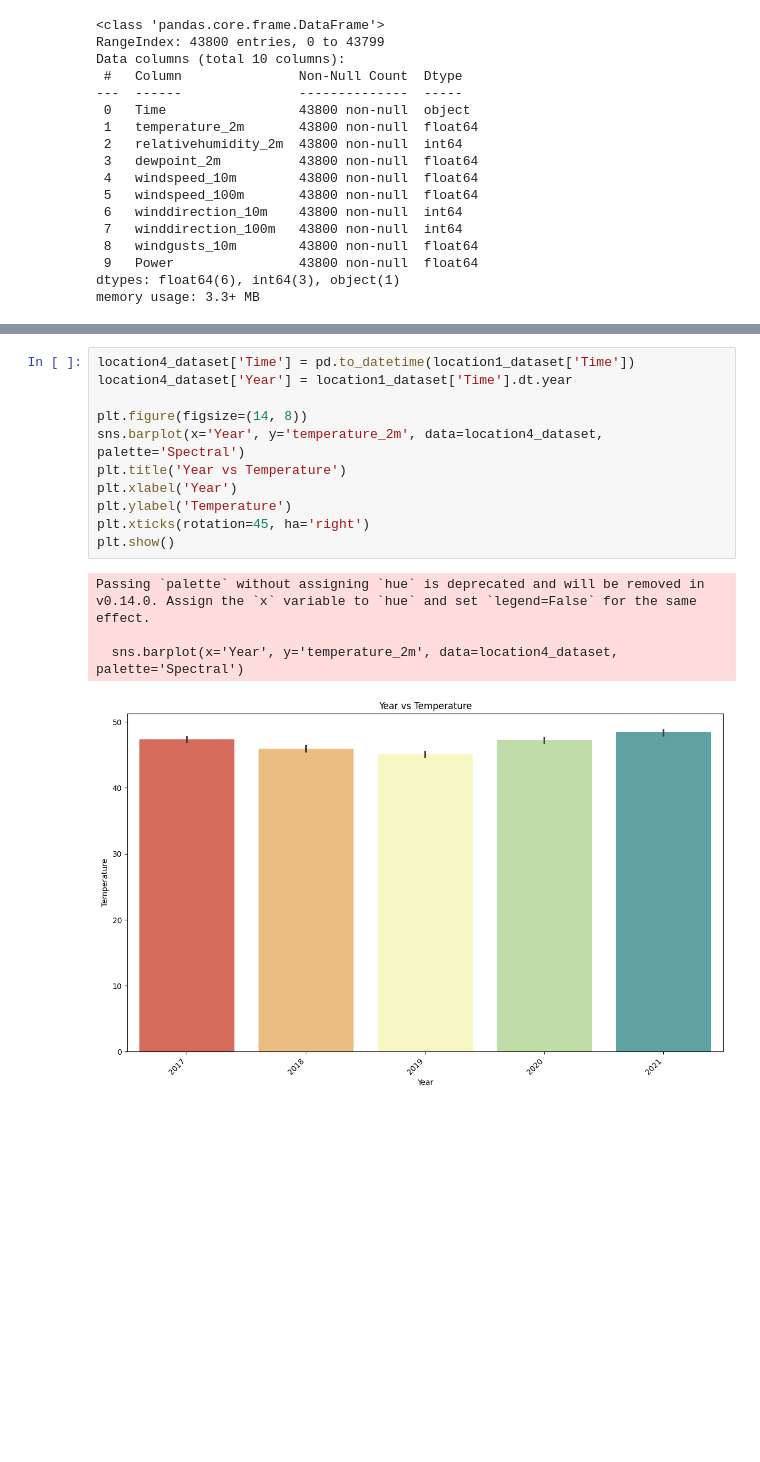
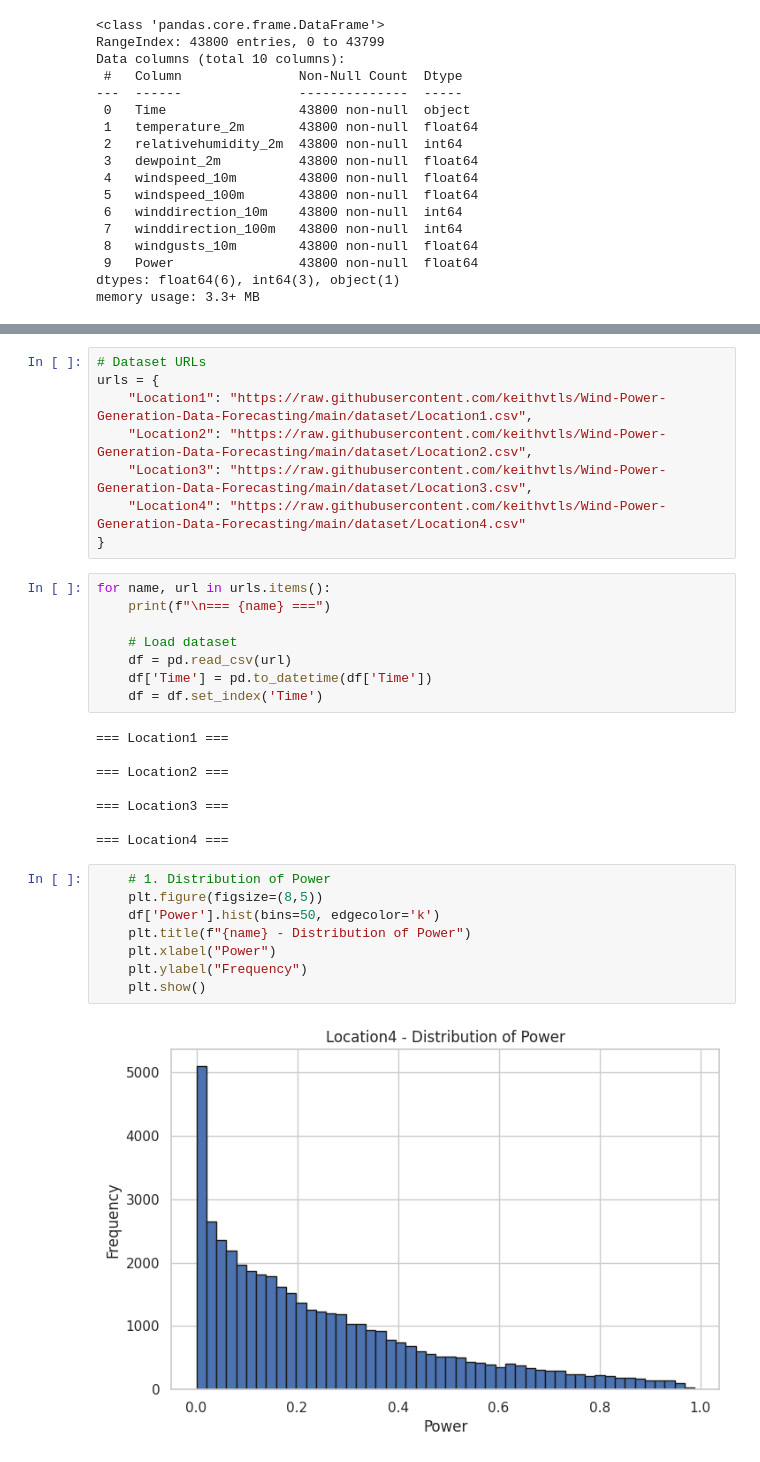
Before and after one commit to keithvtls/Wind-Power-Generation-Data-Forecasting, a Jupyter notebook: Wind_Power_Generation_Data.ipynb, the cells around one changed output, grey strips where cells are left out. Drawn from its saved outputs; the diff is of its cells as text; blank space fills up the shorter version.

```diff
--- a/Wind_Power_Generation_Data.ipynb
+++ b/Wind_Power_Generation_Data.ipynb
@@ -270,16 +217,34 @@ Passing `palette` without assigning `hue` is deprecated and will be removed in v
-# %%
-location4_dataset['Time'] = pd.to_datetime(location1_dataset['Time'])
-location4_dataset['Year'] = location1_dataset['Time'].dt.year
-
-plt.figure(figsize=(14, 8))
-sns.barplot(x='Year', y='temperature_2m', data=location4_dataset, palette='Spectral')
-plt.title('Year vs Temperature')
-plt.xlabel('Year')
-plt.ylabel('Temperature')
-plt.xticks(rotation=45, ha='right')
-plt.show()
-# %% [output]
-Passing `palette` without assigning `hue` is deprecated and will be removed in v0.14.0. Assign the `x` variable to `hue` and set `legend=False` for the same effect.
-
-  sns.barplot(x='Year', y='temperature_2m', data=location4_dataset, palette='Spectral')
-[figure, removed]
+# %%
+# Dataset URLs
+urls = {
+    "Location1": "https://raw.githubusercontent.com/keithvtls/Wind-Power-Generation-Data-Forecasting/main/dataset/Location1.csv",
+    "Location2": "https://raw.githubusercontent.com/keithvtls/Wind-Power-Generation-Data-Forecasting/main/dataset/Location2.csv",
+    "Location3": "https://raw.githubusercontent.com/keithvtls/Wind-Power-Generation-Data-Forecasting/main/dataset/Location3.csv",
+    "Location4": "https://raw.githubusercontent.com/keithvtls/Wind-Power-Generation-Data-Forecasting/main/dataset/Location4.csv"
+}
+# %%
+for name, url in urls.items():
+    print(f"\n=== {name} ===")
+
+    # Load dataset
+    df = pd.read_csv(url)
+    df['Time'] = pd.to_datetime(df['Time'])
+    df = df.set_index('Time')
+# %% [output]
+=== Location1 ===
+
+=== Location2 ===
+
+=== Location3 ===
+
+=== Location4 ===
+# %%
+    # 1. Distribution of Power
+    plt.figure(figsize=(8,5))
+    df['Power'].hist(bins=50, edgecolor='k')
+    plt.title(f"{name} - Distribution of Power")
+    plt.xlabel("Power")
+    plt.ylabel("Frequency")
+    plt.show()
+# %% [output]
+[figure, added]
```
Also changed, not shown: parts of 8 cells of this notebook.
